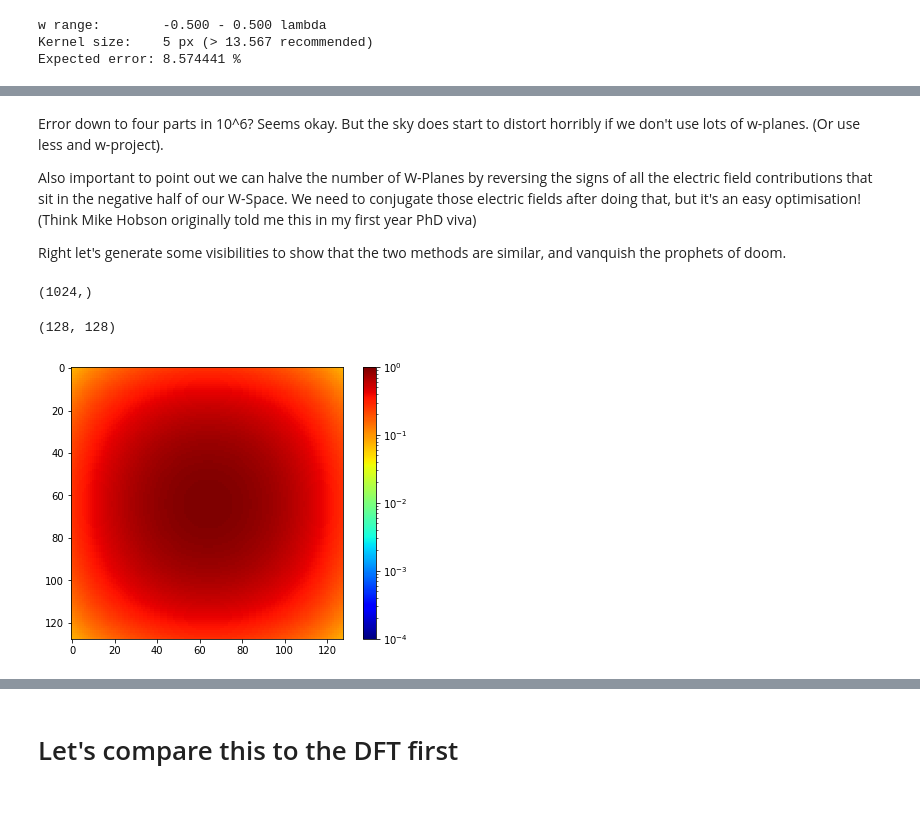
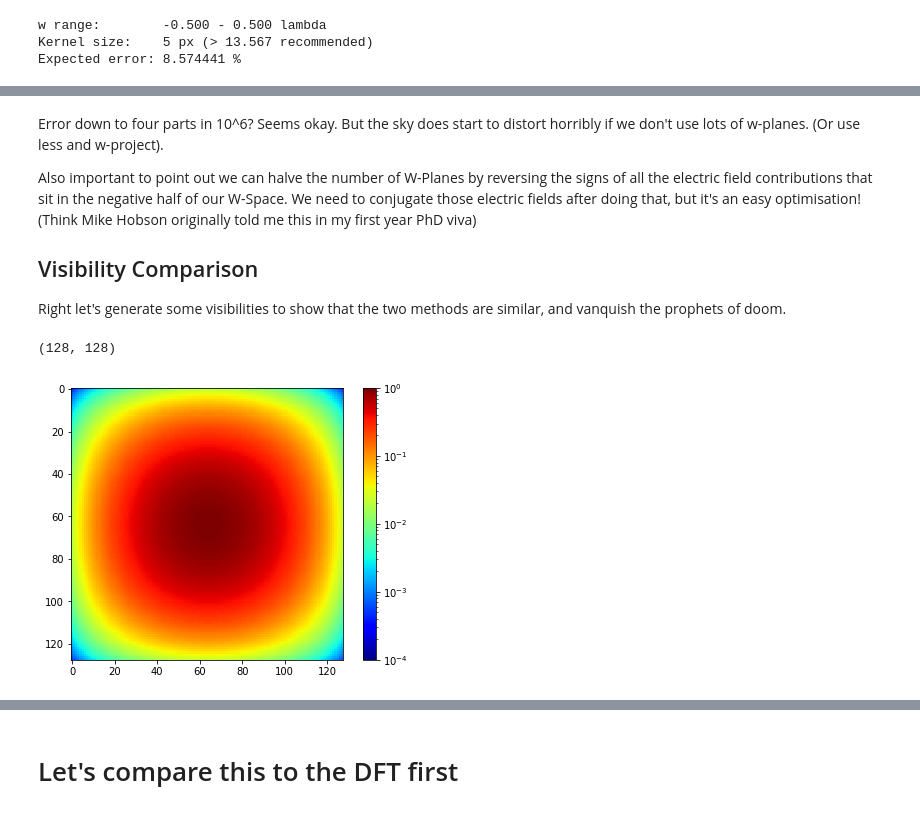
Before and after one commit to epic-astronomy/EPIC-Wide-Field, a Jupyter notebook: grid-EPIC-wstack.ipynb, the cells around one changed output, grey strips where cells are left out. Cells and saved outputs as stored; diff of their text form; code cells hidden in the pictures.

```diff
--- a/grid-EPIC-wstack.ipynb
+++ b/grid-EPIC-wstack.ipynb
@@ -1523,7 +1531,7 @@ wide_field_wkernel(theta,lam,0.1)
 # %%
 # Generate a prolate spheroidal wave function anti-aliasing function.
 # For electric fields you need to apply it twice! (or square it and apply after multiplying image by its conjugate!)
-support = 6
+support = 12
 aa = anti_aliasing_function(int(theta*lam), 0, support)
 aa2 = numpy.outer(aa, aa)
 plt.rcParams['figure.figsize'] = 7, 5
@@ -1700,6 +1755,8 @@ Error down to four parts in 10^6? Seems okay. But the sky does start to distort
 
 Also important to point out we can halve the number of W-Planes by reversing the signs of all the electric field contributions that sit in the negative half of our W-Space. We need to conjugate those electric fields after doing that, but it's an easy optimisation! (Think Mike Hobson originally told me this in my first year PhD viva)
 
+## Visibility Comparison
+
 Right let's generate some visibilities to show that the two methods are similar, and vanquish the prophets of doom.
 # %%
 print(ee_gaussian_s.shape)
@@ -1741,27 +1798,25 @@ vis_triu = vis_efield
 #baselines = numpy.transpose(baselines,axes=(1,0,2))
 baselines_uvw = numpy.reshape(baselines,(baselines.shape[0]**2,3))
 
-#numpy.fill_diagonal(vis_triu,0.0)
+numpy.fill_diagonal(vis_triu,0.0)
 visibilities = numpy.reshape(vis_triu,(vis_triu.shape[0]**2))
-# %% [output]
-(1024,)
 # %%
 #plot_baselines(baselines.reshape(baselines.shape[0]**2,3))
 # %%
-support_vis = 3
+support_vis = 6
 oversample_vis = 128
 
 aa_vis = anti_aliasing_function(int(theta*2*lam), 0, support_vis)
 
 kv_vis=kernel_oversample(aa_vis, oversample_vis, support)/64
 aaf_2D_vis = numpy.outer(aa_vis,aa_vis.T)
 print(aaf_2D_vis.shape)
 plt.imshow(aaf_2D_vis.real,norm=LogNorm(vmin=0.0001, vmax=1),cmap=plt.get_cmap('jet'))
 plt.colorbar()
 plt.show()
 # %% [output]
 (128, 128)
-[figure, old version]
+[figure, new version]
 # %%
 imv = epic_image_dft(theta,2*lam,ee_gaussian_s,locations_uvw)
 imvc = imv * imv.conj()
```
Also changed, not shown: parts of 57 cells of this notebook, 2 other files.
